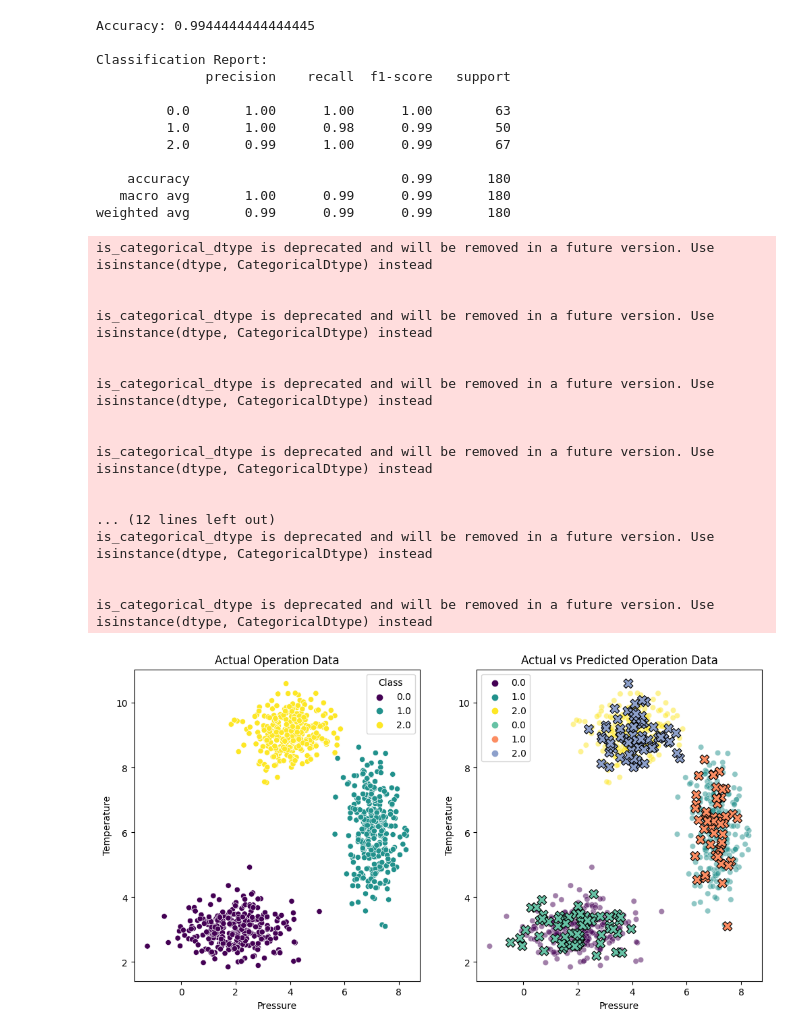
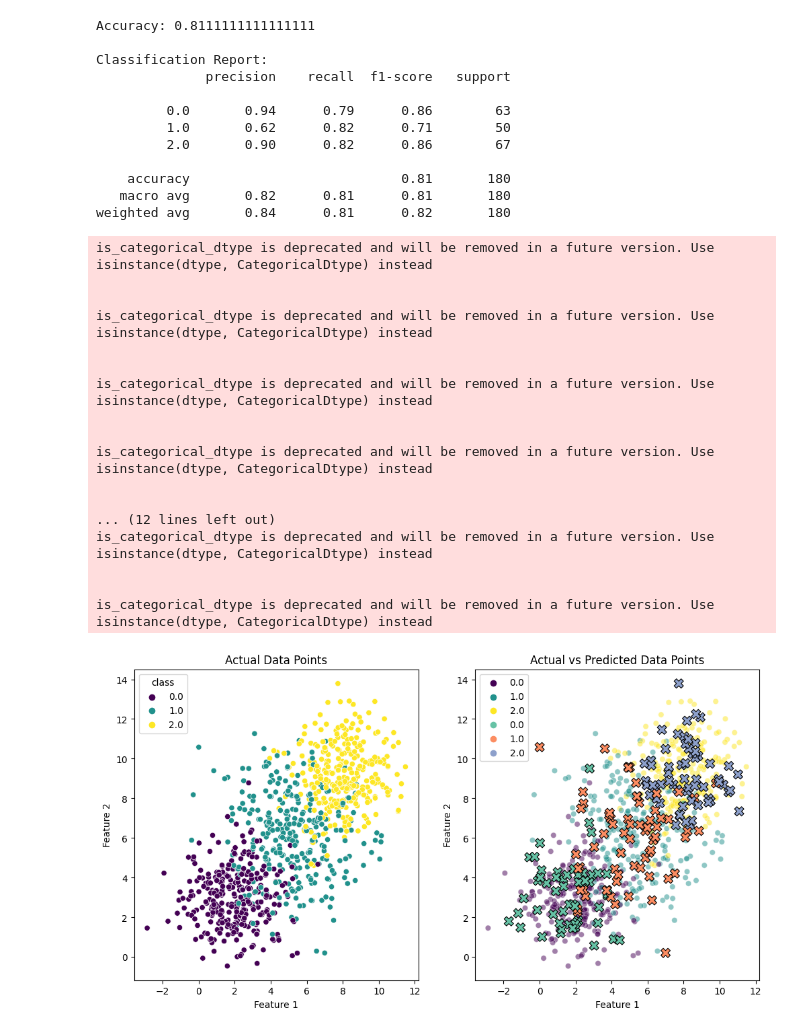
Before and after one commit to Rose-Ochavo/Modelling-Project, a Jupyter notebook: test2.ipynb, the cells around one changed output. Cells and saved outputs as stored; diff of their text form; code cells hidden in the pictures.

Commit message:
generate more scattered and complex data

```diff
--- a/test2.ipynb
+++ b/test2.ipynb
@@ -13,12 +13,12 @@ import plotly.express as px
 # Set random seed for reproducibility
 np.random.seed(42)
 
-# Define classes and their properties with more meaningful names
-class_list = ["Normal", "Faulty", "Outlier"]
+# Define classes and their properties for scattered data
+class_list = ["Class A", "Class B", "Class C"]
 class_properties = {
-    0: {'mean': [2, 3], 'std': [1, 0.5]},
-    1: {'mean': [7, 6], 'std': [0.5, 1]},
-    2: {'mean': [4, 9], 'std': [0.8, 0.5]}
+    0: {'mean': [2, 3], 'std': [1.5, 1.5]},
+    1: {'mean': [5, 6], 'std': [2, 2]},
+    2: {'mean': [8, 9], 'std': [1.5, 1.5]}
 }
 
 # Generate synthetic data for a classification task
@@ -39,13 +39,13 @@ for class_id in class_properties.keys():
 data = np.vstack(data)
 np.random.shuffle(data)
 
-# Create a DataFrame with more meaningful column names
-columns = [f'Feature_{i+1}' for i in range(num_features)] + ['Class']
+# Create a DataFrame
+columns = [f'feature_{i+1}' for i in range(num_features)] + ['class']
 df = pd.DataFrame(data, columns=columns)
 
 # Split data into features and labels
 X = df.iloc[:, :-1]
-y = df['Class']
+y = df['class']
 
 # Split data into training and testing sets
 X_train, X_test, y_train, y_test = train_test_split(X, y, test_size=0.2, random_state=42)
@@ -55,7 +55,7 @@ clf = DecisionTreeClassifier(random_state=42)
 clf.fit(X_train, y_train)
 
 # Save the trained model to a file using joblib
-model_filename = "fault_detection_model.joblib"
+model_filename = "decision_tree_model.joblib"
 joblib.dump(clf, model_filename)
 
 # Load the saved model
@@ -70,53 +70,53 @@ print("Accuracy:", accuracy)
 print("\nClassification Report:")
 print(classification_report(y_test, y_pred))
 
-# Plot actual and predicted data points with more meaningful plot titles
+# Plot actual and predicted data points
 plt.figure(figsize=(12, 6))
 
 # Plot actual data points
 plt.subplot(1, 2, 1)
-sns.scatterplot(x='Feature_1', y='Feature_2', hue='Class', data=df, palette='viridis')
-plt.title('Actual Operation Data')
-plt.xlabel('Pressure')
-plt.ylabel('Temperature')
+sns.scatterplot(x='feature_1', y='feature_2', hue='class', data=df, palette='viridis')
+plt.title('Actual Data Points')
+plt.xlabel('Feature 1')
+plt.ylabel('Feature 2')
 
 # Plot predicted data points
 plt.subplot(1, 2, 2)
-sns.scatterplot(x='Feature_1', y='Feature_2', hue='Class', data=df, palette='viridis', alpha=0.5)
-sns.scatterplot(x=X_test['Feature_1'], y=X_test['Feature_2'], hue=y_pred, marker='X', s=100, palette='Set2', edgecolor='black')
-plt.title('Actual vs Predicted Operation Data')
-plt.xlabel('Pressure')
-plt.ylabel('Temperature')
+sns.scatterplot(x='feature_1', y='feature_2', hue='class', data=df, palette='viridis', alpha=0.5)
+sns.scatterplot(x=X_test['feature_1'], y=X_test['feature_2'], hue=y_pred, marker='X', s=100, palette='Set2', edgecolor='black')
+plt.title('Actual vs Predicted Data Points')
+plt.xlabel('Feature 1')
+plt.ylabel('Feature 2')
 
 plt.show()
 # %% [output]
-Accuracy: 0.9944444444444445
+Accuracy: 0.8111111111111111
 
 Classification Report:
               precision    recall  f1-score   support
 
-         0.0       1.00      1.00      1.00        63
-         1.0       1.00      0.98      0.99        50
-         2.0       0.99      1.00      0.99        67
+         0.0       0.94      0.79      0.86        63
+         1.0       0.62      0.82      0.71        50
+         2.0       0.90      0.82      0.86        67
 
-    accuracy                           0.99       180
-   macro avg       1.00      0.99      0.99       180
-weighted avg       0.99      0.99      0.99       180
+    accuracy                           0.81       180
+   macro avg       0.82      0.81      0.81       180
+weighted avg       0.84      0.81      0.82       180
 is_categorical_dtype is deprecated and will be removed in a future version. Use isinstance(dtype, CategoricalDtype) instead
 
 
 is_categorical_dtype is deprecated and will be removed in a future version. Use isinstance(dtype, CategoricalDtype) instead
 
 
 is_categorical_dtype is deprecated and will be removed in a future version. Use isinstance(dtype, CategoricalDtype) instead
 
 
 is_categorical_dtype is deprecated and will be removed in a future version. Use isinstance(dtype, CategoricalDtype) instead
 
 
 ... (12 lines left out)
 is_categorical_dtype is deprecated and will be removed in a future version. Use isinstance(dtype, CategoricalDtype) instead
 
 
 is_categorical_dtype is deprecated and will be removed in a future version. Use isinstance(dtype, CategoricalDtype) instead
-[figure, old version]
+[figure, new version]
```
Also changed, not shown: parts of 1 cell of this notebook, 2 other files.
